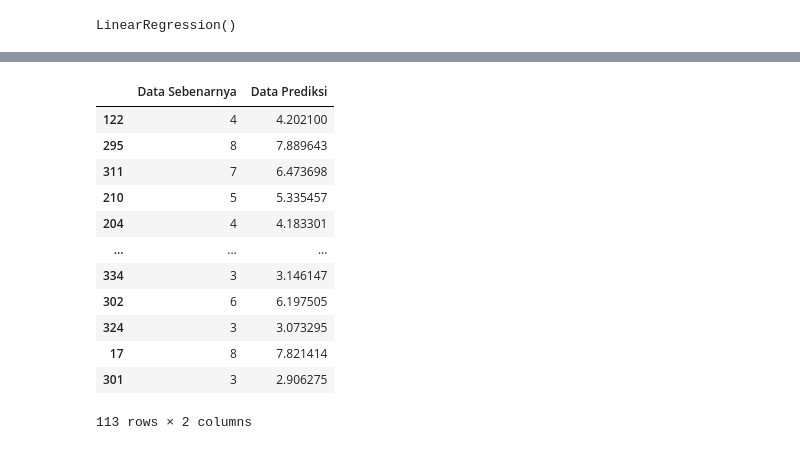
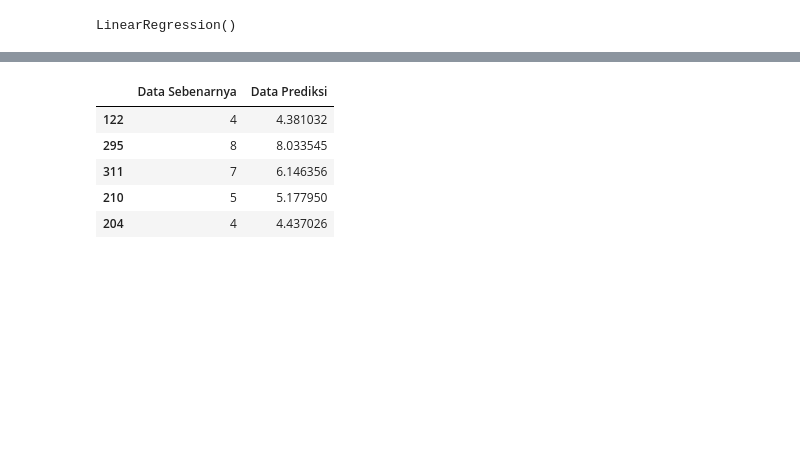
Before and after one commit to nilamaula26/Aplikasi-Login, a Jupyter notebook: Linear_Regression_Stress_Level.ipynb, the cells around one changed output, grey strips where cells are left out. Cells and saved outputs as stored; diff of their text form; code cells hidden in the pictures; blank space fills up the shorter version.

```diff
--- a/Linear_Regression_Stress_Level.ipynb
+++ b/Linear_Regression_Stress_Level.ipynb
@@ -77,19 +110,32 @@ print(dataset)
 # %%
-from sklearn.preprocessing import OrdinalEncoder
-
 # Create an instance of OrdinalEncoder
 ordinal_encoder = OrdinalEncoder()
 
-# Reshape the "Occupation" data to match the expected input shape of OrdinalEncoder
-encoded_occupation = ordinal_encoder.fit_transform(dataset['Occupation'].values.reshape(-1, 1))
+# Reshape the "Occupation", "Gender", "BMI Category", and "Sleep Disorder" data
+# to match the expected input shape of OrdinalEncoder
+encoded_data = ordinal_encoder.fit_transform(dataset[['Occupation',
+                                                      'Gender',
+                                                      'BMI Category',
+                                                      'Sleep Disorder']])
 
-# Convert the encoded occupation array to integers
-encoded_occupation = encoded_occupation.astype(int)
+# Convert the encoded data array to integers
+encoded_data = encoded_data.astype(int)
 
-# Create a dictionary mapping encoded values to category labels
-category_dict = {encoded_value: category_label for encoded_value, category_label in zip(encoded_occupation.flatten(), dataset['Occupation'])}
-dataset['Occupation'] = encoded_occupation
+# Create mapping dictionaries for encoded values to category labels
+occupation_dict = {encoded_value: category_label
+                   for encoded_value, category_label
+                   in zip(encoded_data[:, 0], dataset['Occupation'])}
+gender_dict = {encoded_value: category_label
+               for encoded_value, category_label
+               in zip(encoded_data[:, 1], dataset['Gender'])}
+bmi_category_dict = {encoded_value: category_label
+                     for encoded_value, category_label
+                     in zip(encoded_data[:, 2], dataset['BMI Category'])}
+sleep_disorder_dict = {encoded_value: category_label
+                       for encoded_value, category_label
+                       in zip(encoded_data[:, 3], dataset['Sleep Disorder'])}
 
-# Print the encoded occupation values and the corresponding dictionary
-print(encoded_occupation)
-print(category_dict)
+
+# Update the "Occupation" and "Gender" columns with the encoded values
+dataset[['Occupation', 'Gender',
+         'BMI Category', 'Sleep Disorder']] = encoded_data
@@ -200,18 +215,11 @@ print(regressor.coef_)
 # %%
 dataframe = pd.DataFrame({'Data Sebenarnya': y_test, 'Data Prediksi': y_pred})
-dataframe
+dataframe.head(5)
 # %% [output]
 |  | Data Sebenarnya | Data Prediksi |
-| 122 | 4 | 4.202100 |
-| 295 | 8 | 7.889643 |
-| 311 | 7 | 6.473698 |
-| 210 | 5 | 5.335457 |
-| 204 | 4 | 4.183301 |
-| ... | ... | ... |
-| 334 | 3 | 3.146147 |
-| 302 | 6 | 6.197505 |
-| 324 | 3 | 3.073295 |
-| 17 | 8 | 7.821414 |
-| 301 | 3 | 2.906275 |
+| 122 | 4 | 4.381032 |
+| 295 | 8 | 8.033545 |
+| 311 | 7 | 6.146356 |
+| 210 | 5 | 5.177950 |
+| 204 | 4 | 4.437026 |
-113 rows × 2 columns
 # %%
```
Also changed, not shown: parts of 19 cells of this notebook.
